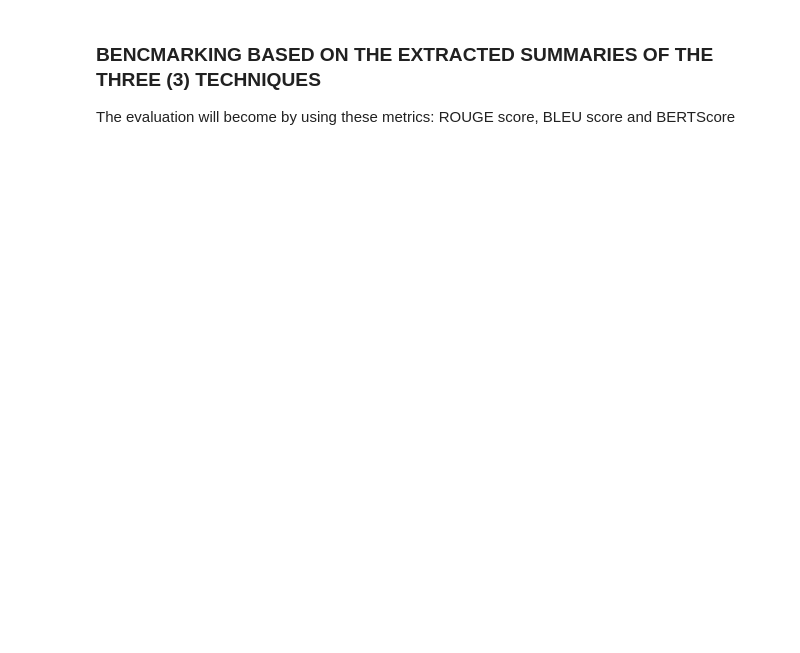
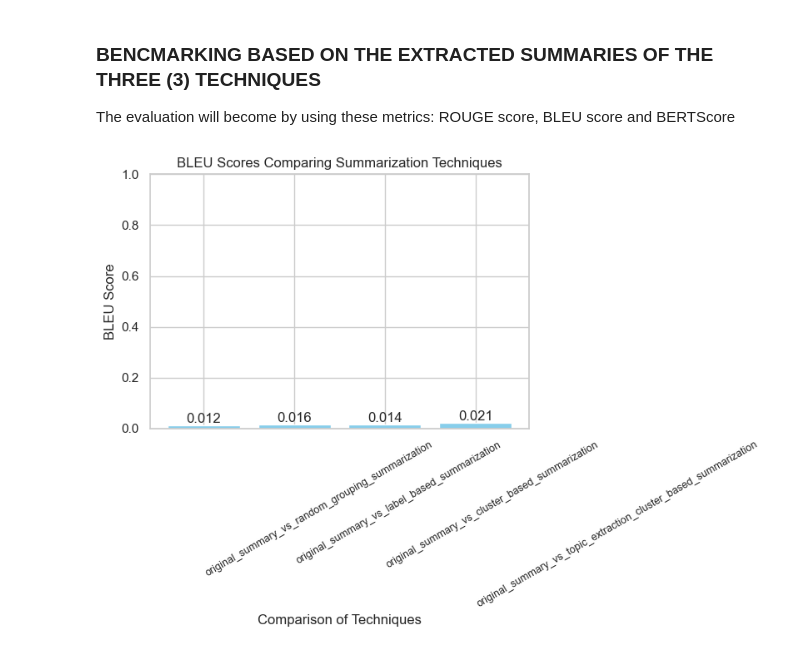
Before and after one commit to Rafimc13/LLM_Research_Topic_Modelling, a Jupyter notebook: summarization_techniques.ipynb, the cells around one changed output. Drawn from its saved outputs; the diff is of its cells as text; code cells hidden in the pictures; blank space fills up the shorter version.

Commit message:
feat: add final logic for benchmarking summarization techniques

```diff
--- a/summarization_techniques.ipynb
+++ b/summarization_techniques.ipynb
@@ -432,11 +348,12 @@ prompt_template_4 = load_chosen_prompt(prompt_name='prompt_for_summarizing_multi
 # %%
-from summarization_methods.topic_extraction_clustering_and_summarizationn import summarize_comments_by_cluster
+from summarization_methods.topic_extraction_clustering_and_summarization import summarize_comments_by_cluster
 
+text_col='comments'
 language = 'English'
-topic = df_topics.iloc[2].topic
+topic = df_topics.iloc[0].topic
 
 # produce the summaries for grouped comments by label
-summaries_4 =summarize_comments_by_cluster(df=df_topics_3, text_col=text_col, prompt_name=prompt_template_4, gpt_model='gpt-4o', language=language, topic=topic)
+summaries_4 =summarize_comments_by_cluster(df=grouped_comments_3, text_col=text_col, prompt_name=prompt_template_4, gpt_model='gpt-4o', language=language, topic=topic)
 print('-----------------------------------------------------------------------------------------------------------------------------------------------------')
 # load the prompt template for the final summary
 prompt_template_final_4 = load_chosen_prompt(prompt_name='final_prompt_for_summarizing_multiple_comments')
@@ -447,0 +387,6 @@ final_summary_4 = final_summary_of_clustered_comments(prompt=prompt_template_fin
+# %%
+# find the original summary
+df_specific_summaries_list = pd.DataFrame(data['specific_query_list'])
+print(df_specific_summaries_list.columns)
+print('-----------------------------------------------------------------------------------')
+print(df_specific_summaries_list)
@@ -447,0 +409,14 @@ final_summary_4 = final_summary_of_clustered_comments(prompt=prompt_template_fin
+# %%
+final_summaries = {
+    'original_summary': df_specific_summaries_list.loc[0, 'answer'],
+    'random_grouping_summarization': final_summary_1,
+    'label_based_summarization': final_summary_2,
+    'cluster_based_summarization': final_summary_3,
+    'topic_extraction_cluster_based_summarization': final_summary_4
+}
+
+# Convert dictionary to DataFrame, with the keys as 'technique' and values as 'summary'
+final_summaries_df = pd.DataFrame.from_dict(final_summaries, orient='index', columns=['summary']).reset_index()
+final_summaries_df.rename(columns={'index': 'technique'}, inplace=True)
+
+final_summaries_df.to_csv('outputs/final_summaries.csv', index=False)
@@ -449,3 +433,10 @@ final_summary_4 = final_summary_of_clustered_comments(prompt=prompt_template_fin
 ### BENCMARKING BASED ON THE EXTRACTED SUMMARIES OF THE THREE (3) TECHNIQUES
 
 The evaluation will become by using these metrics: ROUGE score, BLEU score and BERTScore
+# %%
+from utils.benchmark_summaries import calc_and_plot_bleu_scores
+
+bleu_scores = calc_and_plot_bleu_scores(summaries_df=final_summaries_df,
+                                        text_col='summary', title_col='technique')
+# %% [output]
+[figure, added]
```
Also changed, not shown: parts of 22 cells of this notebook, 15 other files.
